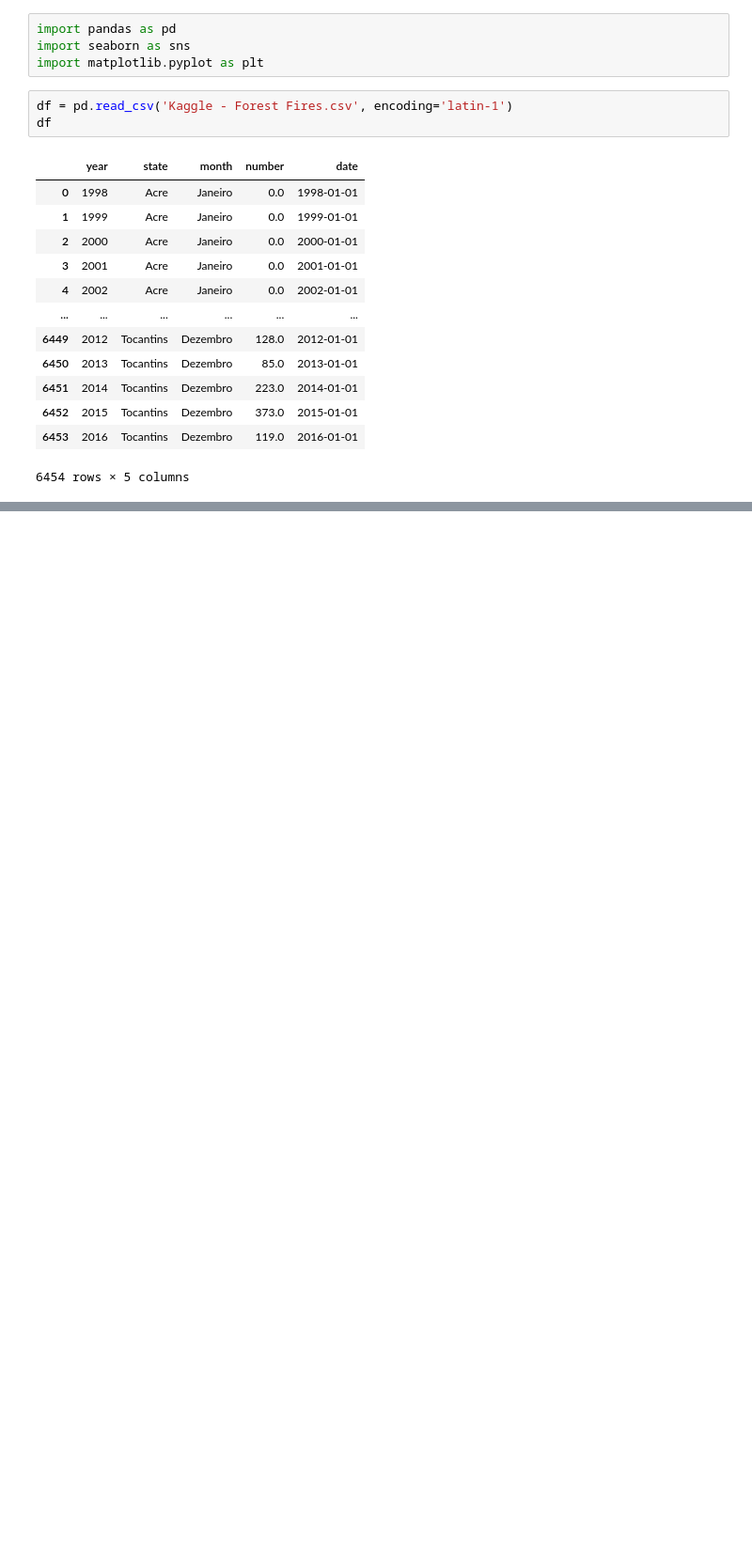
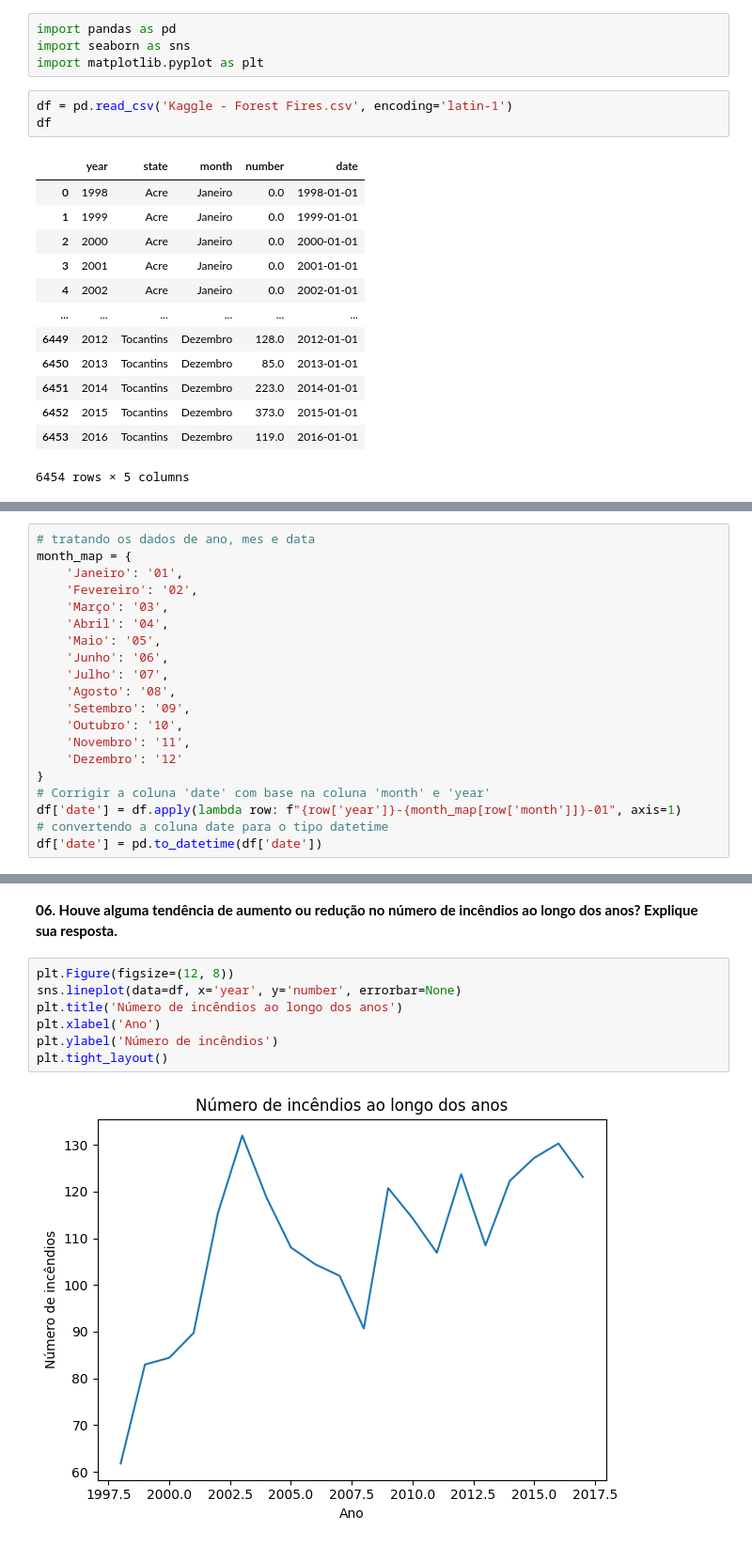
Before and after one commit to gxbriellops/dashboard-incendio-floresta, a Jupyter notebook: forest.ipynb, the cells around one changed output, grey strips where cells are left out. Shown at 94% size. Saved outputs shown, nothing was run; the diff lists cells and outputs as text; blank space fills up the shorter version.

```diff
--- a/forest.ipynb
+++ b/forest.ipynb
@@ -26,0 +30,20 @@ df['number'].sum()
+# %%
+# tratando os dados de ano, mes e data
+month_map = {
+    'Janeiro': '01',
+    'Fevereiro': '02',
+    'Março': '03',
+    'Abril': '04',
+    'Maio': '05',
+    'Junho': '06',
+    'Julho': '07',
+    'Agosto': '08',
+    'Setembro': '09',
+    'Outubro': '10',
+    'Novembro': '11',
+    'Dezembro': '12'
+}
+# Corrigir a coluna 'date' com base na coluna 'month' e 'year'
+df['date'] = df.apply(lambda row: f"{row['year']}-{month_map[row['month']]}-01", axis=1)
+# convertendo a coluna date para o tipo datetime
+df['date'] = pd.to_datetime(df['date'])
@@ -69,0 +138,11 @@ Name: number, dtype: float64
+# %% [markdown]
+**06. Houve alguma tendência de aumento ou redução no número de incêndios ao longo dos anos? Explique sua resposta.**
+# %%
+plt.Figure(figsize=(12, 8))
+sns.lineplot(data=df, x='year', y='number', errorbar=None)
+plt.title('Número de incêndios ao longo dos anos')
+plt.xlabel('Ano')
+plt.ylabel('Número de incêndios')
+plt.tight_layout()
+# %% [output]
+[figure, added]
```
Also changed, not shown: parts of 19 cells of this notebook.
